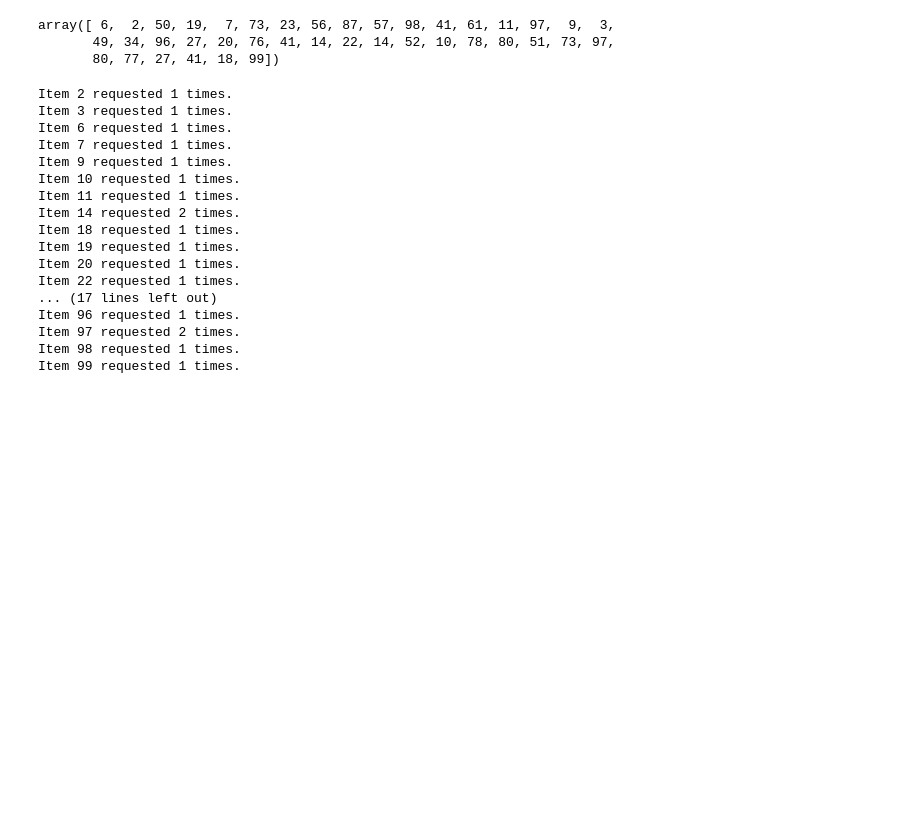
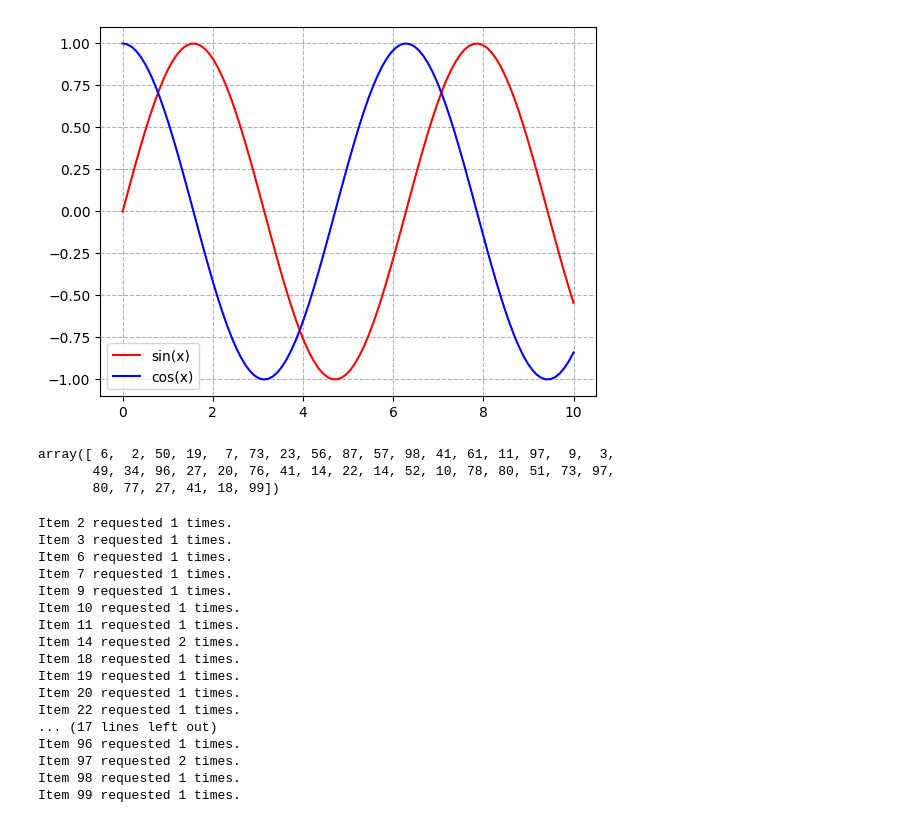
Before and after one commit to icyj1003/mrat, a Jupyter notebook: testing.ipynb, the cells around one changed output. Cells and saved outputs as stored; diff of their text form; code cells hidden in the pictures; blank space fills up the shorter version.

```diff
--- a/testing.ipynb
+++ b/testing.ipynb
@@ -1,3 +1,24 @@
+# %%
+import numpy as np
+import matplotlib.pyplot as plt
+
+x = np.linspace(0, 10, 100)
+y1 = np.sin(x)
+y2 = np.cos(x)
+
+plt.plot(x, y1, label='sin(x)', color='red')
+plt.plot(x, y2, label='cos(x)', color='blue')
+
+# Add legend and grid
+# Shows label info
+plt.legend()
+
+# Dashed gray grid
+plt.grid(True, linestyle='--', color='gray', alpha=0.6)
+
+plt.show()
+# %% [output]
+[figure, added]
 # %%
 import numpy as np
 # %%
```
Also changed, not shown: 2 other files.
